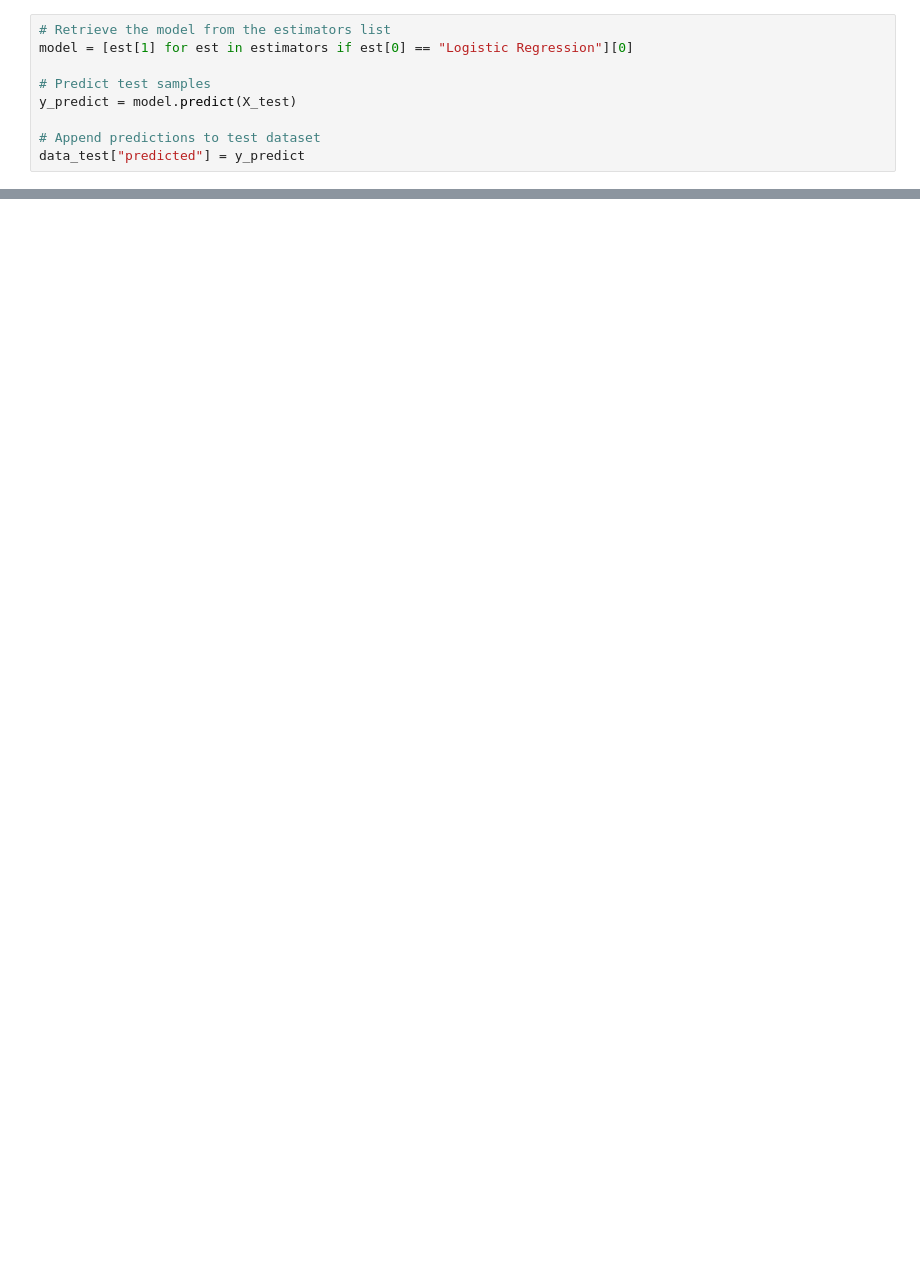
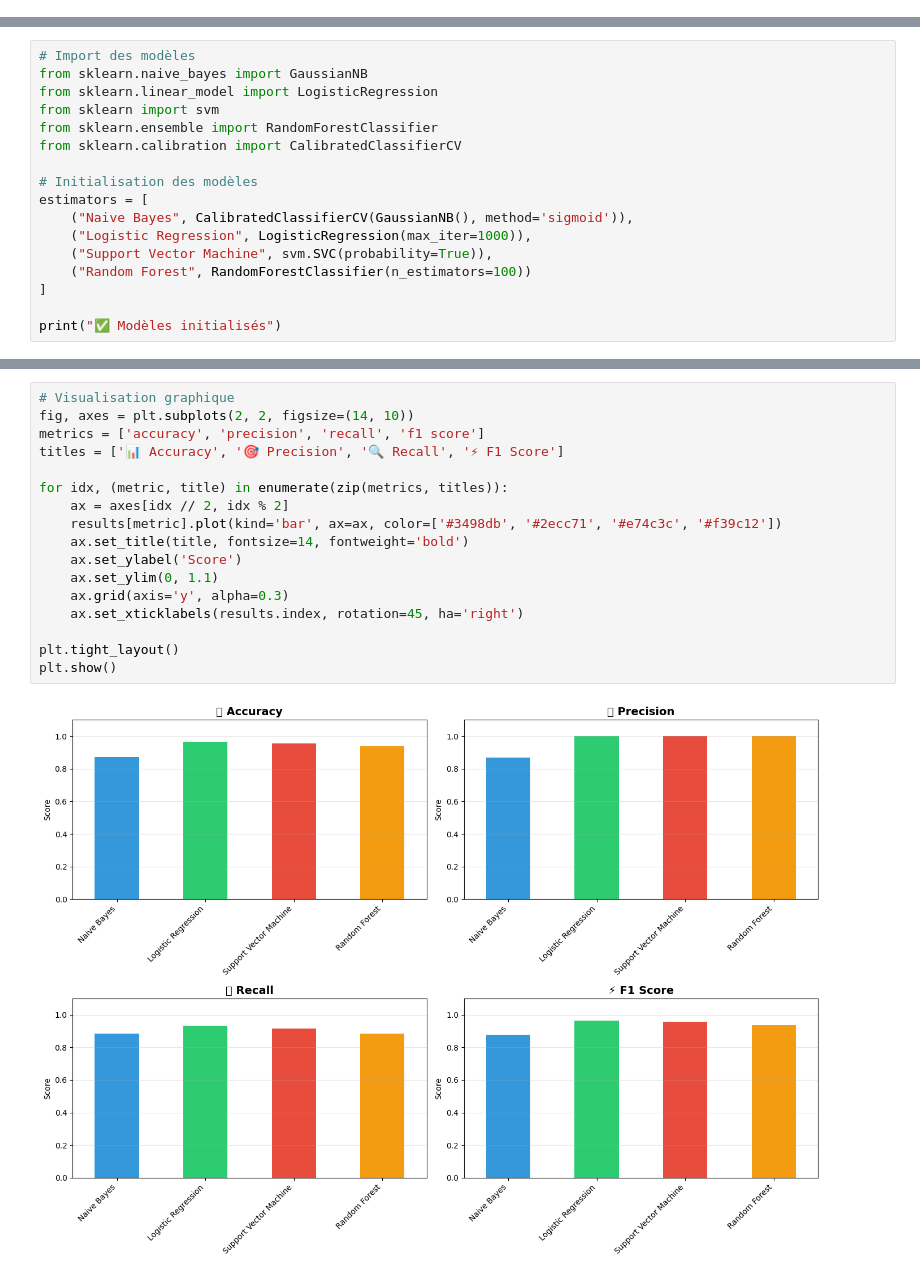
Before and after one commit to MohamedZaiter/Prompt-Firewall, a Jupyter notebook: notebooks/1-ml-classification.ipynb, the cells around one changed output, grey strips where cells are left out. Drawn from its saved outputs; the diff is of its cells as text; blank space fills up the shorter version.

Commit message:
Refactor: Project structure, report, and model cleanup

```diff
--- a/notebooks/1-ml-classification.ipynb
+++ b/notebooks/1-ml-classification.ipynb
@@ -240,9 +0,0 @@ For this purpose, we will check the best-performing model among all others, Logi
-# %%
-# Retrieve the model from the estimators list
-model = [est[1] for est in estimators if est[0] == "Logistic Regression"][0]
-
-# Predict test samples
-y_predict = model.predict(X_test)
-
-# Append predictions to test dataset
-data_test["predicted"] = y_predict
@@ -294,0 +206,17 @@ Saved Random Forest to ../models/notebook_models\random_forest.pkl
+# %%
+# Import des modèles
+from sklearn.naive_bayes import GaussianNB
+from sklearn.linear_model import LogisticRegression
+from sklearn import svm
+from sklearn.ensemble import RandomForestClassifier
+from sklearn.calibration import CalibratedClassifierCV
+
+# Initialisation des modèles
+estimators = [
+    ("Naive Bayes", CalibratedClassifierCV(GaussianNB(), method='sigmoid')),
+    ("Logistic Regression", LogisticRegression(max_iter=1000)),
+    ("Support Vector Machine", svm.SVC(probability=True)),
+    ("Random Forest", RandomForestClassifier(n_estimators=100))
+]
+
+print("✅ Modèles initialisés")
@@ -294,0 +318,19 @@ Saved Random Forest to ../models/notebook_models\random_forest.pkl
+# %%
+# Visualisation graphique
+fig, axes = plt.subplots(2, 2, figsize=(14, 10))
+metrics = ['accuracy', 'precision', 'recall', 'f1 score']
+titles = ['📊 Accuracy', '🎯 Precision', '🔍 Recall', '⚡ F1 Score']
+
+for idx, (metric, title) in enumerate(zip(metrics, titles)):
+    ax = axes[idx // 2, idx % 2]
+    results[metric].plot(kind='bar', ax=ax, color=['#3498db', '#2ecc71', '#e74c3c', '#f39c12'])
+    ax.set_title(title, fontsize=14, fontweight='bold')
+    ax.set_ylabel('Score')
+    ax.set_ylim(0, 1.1)
+    ax.grid(axis='y', alpha=0.3)
+    ax.set_xticklabels(results.index, rotation=45, ha='right')
+
+plt.tight_layout()
+plt.show()
+# %% [output]
+[figure, added]
```
Also changed, not shown: parts of 61 cells of this notebook, 34 other files.
